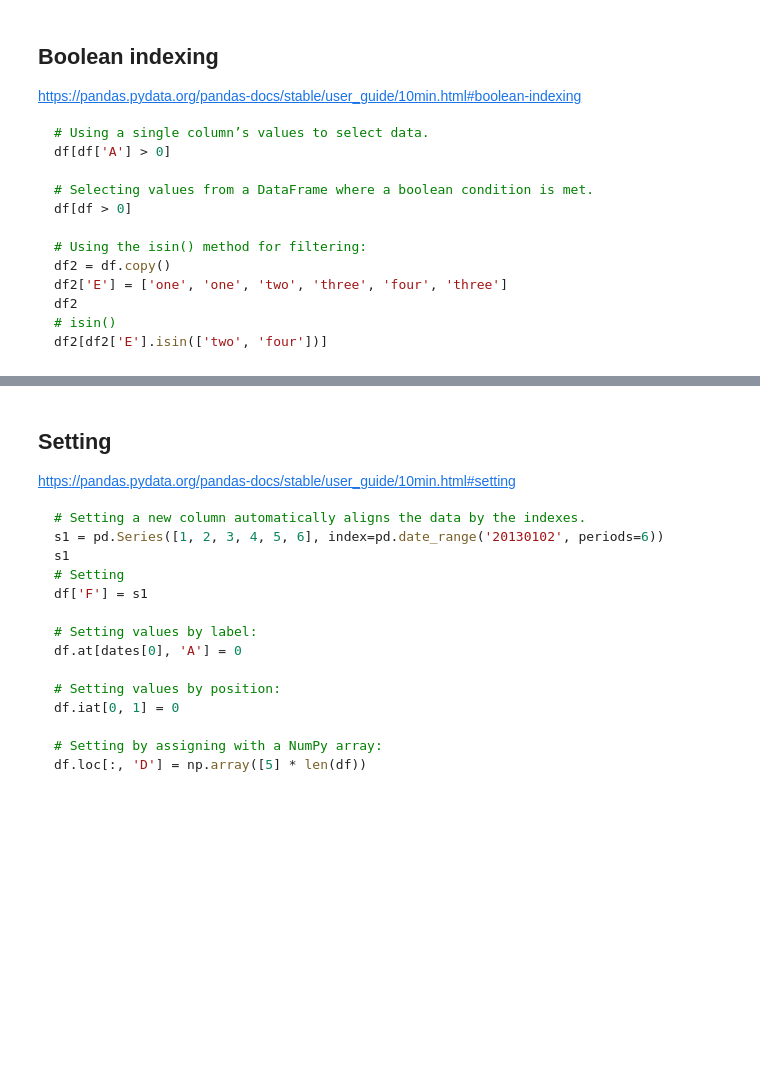
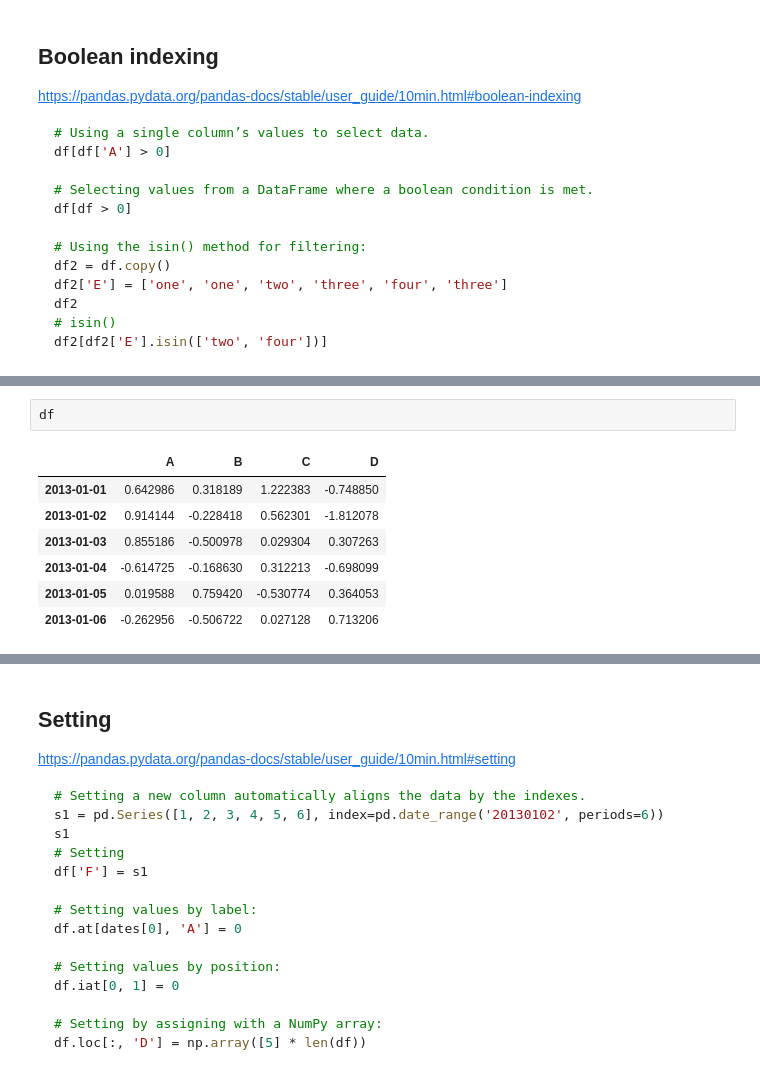
Before and after one commit to caballerofelipe/jupyterLearningNotebooks, a Jupyter notebook: pandas/pandas_notes.ipynb, the cells around one changed output, grey strips where cells are left out. Saved outputs shown, nothing was run; the diff lists cells and outputs as text; blank space fills up the shorter version.

```diff
--- a/pandas/pandas_notes.ipynb
+++ b/pandas/pandas_notes.ipynb
@@ -525,3 +555,13 @@ df[df['A'] > 0]
+# %%
+df
+# %% [output]
+|  | A | B | C | D |
+| 2013-01-01 | 0.642986 | 0.318189 | 1.222383 | -0.748850 |
+| 2013-01-02 | 0.914144 | -0.228418 | 0.562301 | -1.812078 |
+| 2013-01-03 | 0.855186 | -0.500978 | 0.029304 | 0.307263 |
+| 2013-01-04 | -0.614725 | -0.168630 | 0.312213 | -0.698099 |
+| 2013-01-05 | 0.019588 | 0.759420 | -0.530774 | 0.364053 |
+| 2013-01-06 | -0.262956 | -0.506722 | 0.027128 | 0.713206 |
 # %%
 # Selecting values from a DataFrame where a boolean condition is met.
 df[df > 0]
```
Also changed, not shown: parts of 51 cells of this notebook.
